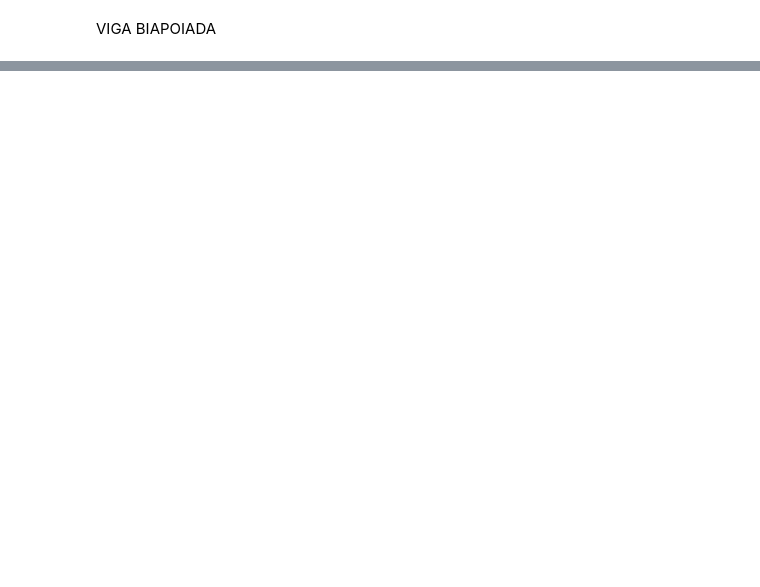
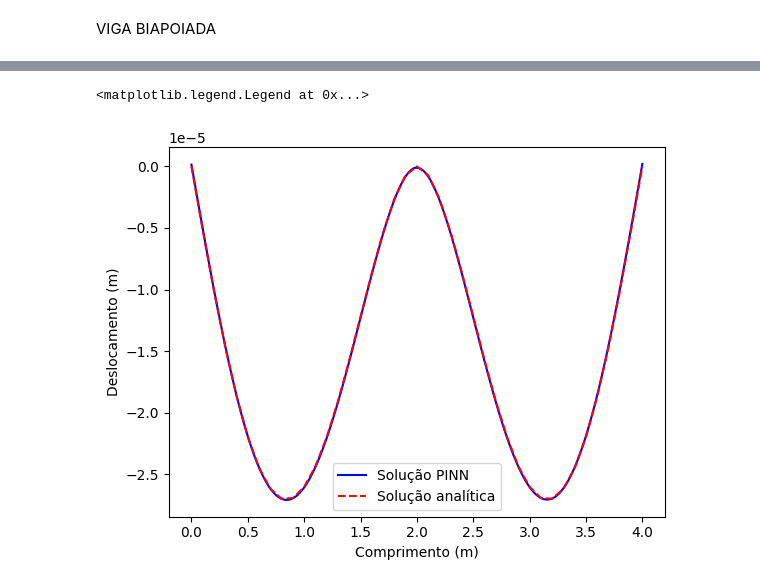
Before and after one commit to taciov/PINNViga, a Jupyter notebook: execute_PINNViga.ipynb, the cells around one changed output, grey strips where cells are left out. Saved outputs shown, nothing was run; the diff lists cells and outputs as text; code cells hidden in the pictures; blank space fills up the shorter version.

```diff
--- a/execute_PINNViga.ipynb
+++ b/execute_PINNViga.ipynb
@@ -151,0 +64,15 @@ tensor([0.0026], grad_fn=<ViewBackward0>)
+# %%
+
+from anastruct import SystemElements
+
+ss = SystemElements(EI=EI, EA=1e12)  # EA grande para desprezar esforços axiais
+tam = 40
+for k in range(tam):
+    ss.add_element([[(k)*L/tam,0], [(k+1)*L/tam,0]])   # trecho 1
+    ss.q_load(q=q, element_id=ss.id_last_element, direction='element')
+
+ss.add_support_hinged(node_id=1)    # apoio esquerdo = [1,1,0]
+ss.add_support_roll(node_id=int(tam/2)+1)   # apoio no meio  = [1,1,0]
+ss.add_support_roll(node_id=tam+1)   # apoio direito  = [0,1,0]  (equivalente a rolete Y fixado, X livre)  # N/m
+
+ss.solve()
@@ -151,0 +97,28 @@ tensor([0.0026], grad_fn=<ViewBackward0>)
+# %%
+dy = [ss.get_node_displacements()[id]['uy'] for id in range(tam +1)]
+
+x_plot = torch.linspace(0, 1, 101).view(-1,1)
+u_plot_star = biapoiada.model(x_plot).detach().numpy()
+biapoiada.u_plot = u_plot_star
+biapoiada.x_plot = (x_plot.numpy() * L)
+
+u_pred = biapoiada.model(x_plot).detach().numpy()
+
+for k, trecho in enumerate(biapoiada.trechos_cargas):
+    x0 = trecho['x0']
+    x1 = trecho['x1']
+    u_trecho = u_pred[:, k : k+1] * trecho['u_ref'] * (-1)
+    x_trecho = np.linspace(x0, x1, len(u_trecho))
+    if k == 0:
+        plt.plot(x_trecho, u_trecho, color = 'blue', label = "Solução PINN")
+
+    else:
+        plt.plot(x_trecho, u_trecho, color = 'blue')
+    plt.xlabel("Comprimento (m)")
+    plt.ylabel("Deslocamento (m)")
+
+plt.plot(np.linspace(0, 4, 41), dy, color = 'red', label = "Solução analítica", ls= '--')
+plt.legend()
+# %% [output]
+<matplotlib.legend.Legend at 0x...>
+[figure, added]
```
Also changed, not shown: parts of 11 cells of this notebook, 3 other files.
